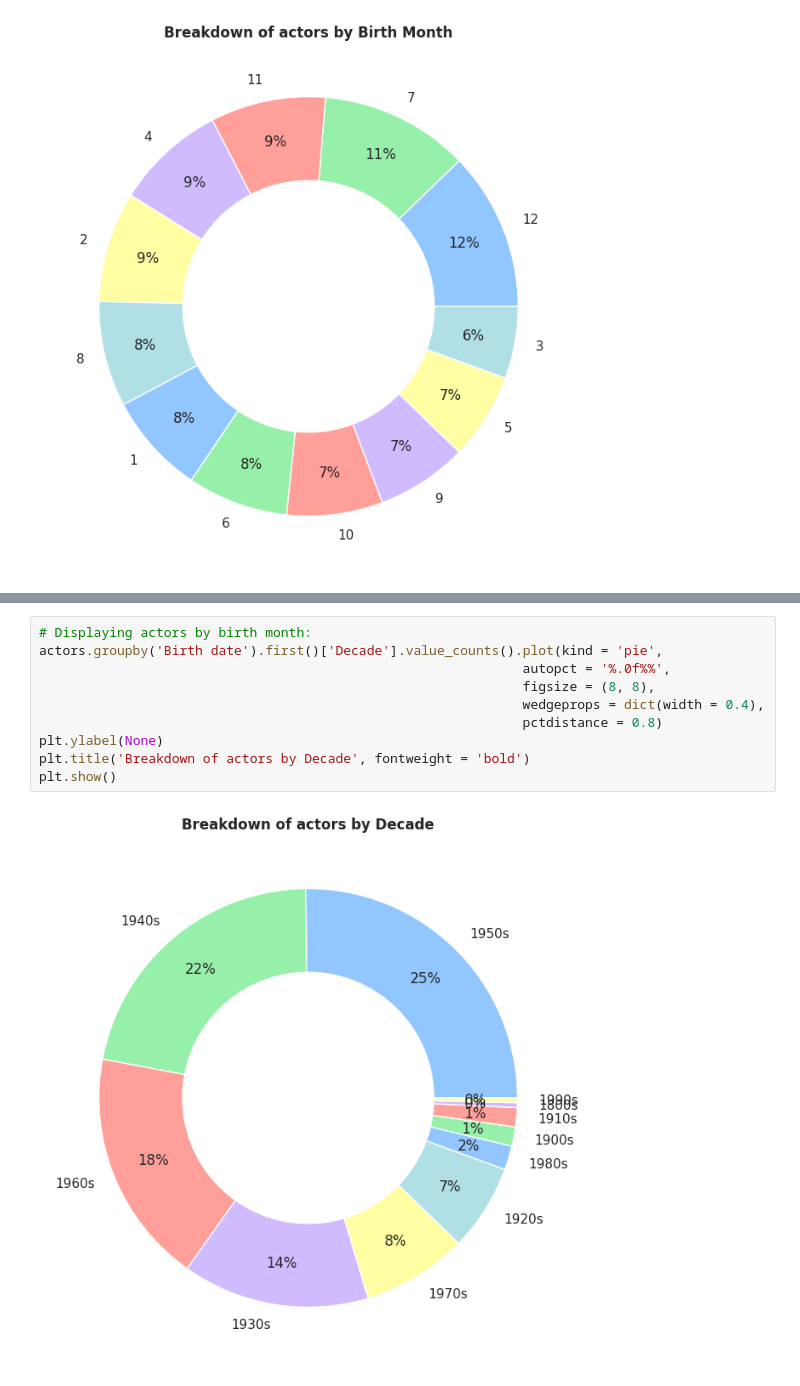
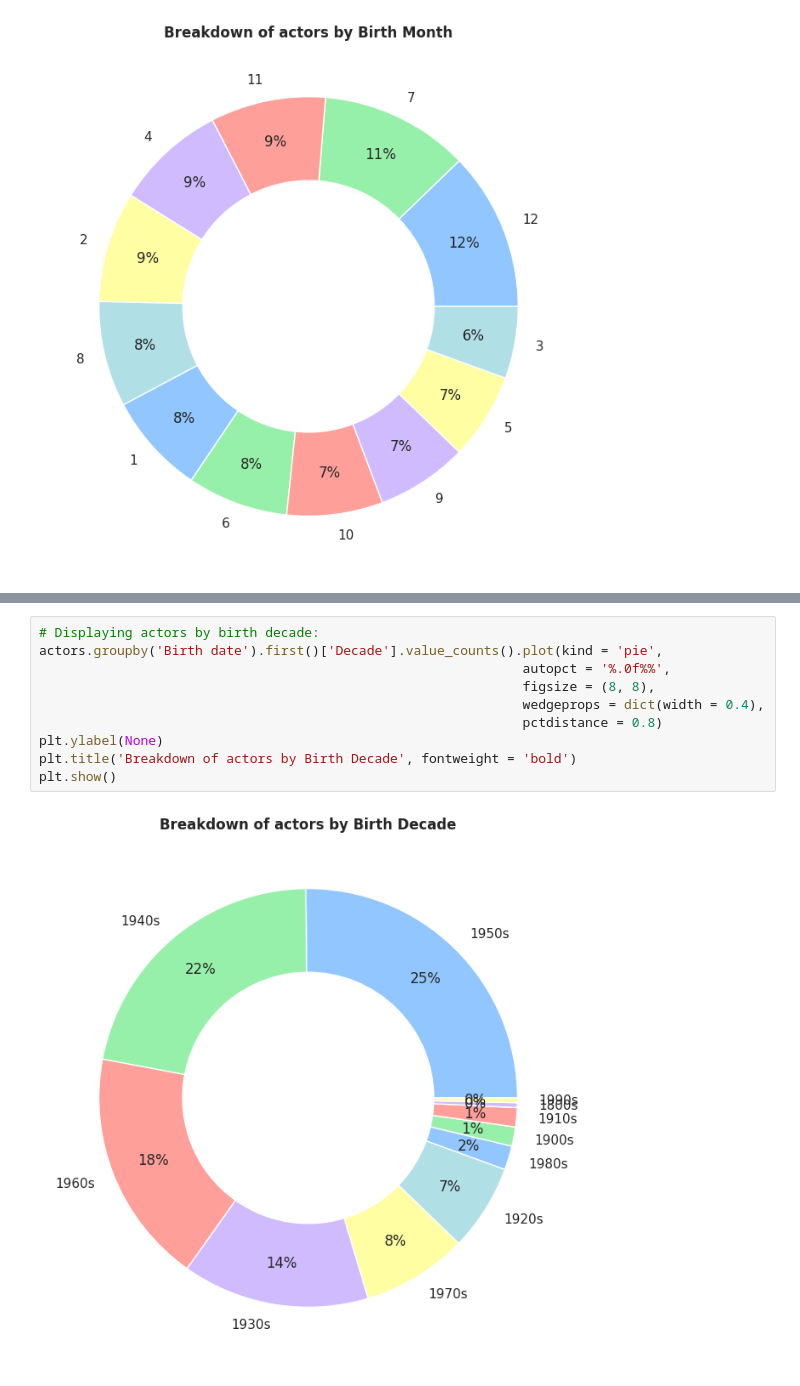
Before and after one commit to guilhermelaviola/FavoriteActorsAnalysis, a Jupyter notebook: FavoriteActorsAnalysis.ipynb, the cells around one changed output, grey strips where cells are left out. Saved outputs shown, nothing was run; the diff lists cells and outputs as text.

```diff
--- a/FavoriteActorsAnalysis.ipynb
+++ b/FavoriteActorsAnalysis.ipynb
@@ -109,14 +121,14 @@ actors.head()
 | 3 | Diane Keaton | 1946-01-05 | 1946 | 5 | 1 | 1946 | 1940s |
 | 4 | Clancy Brown | 1959-01-05 | 1959 | 5 | 1 | 1959 | 1950s |
 # %%
-# Displaying actors by birth month:
+# Displaying actors by birth decade:
 actors.groupby('Birth date').first()['Decade'].value_counts().plot(kind = 'pie',
                                                               autopct = '%.0f%%',
                                                               figsize = (8, 8),
                                                               wedgeprops = dict(width = 0.4),
                                                               pctdistance = 0.8)
 plt.ylabel(None)
-plt.title('Breakdown of actors by Decade', fontweight = 'bold')
+plt.title('Breakdown of actors by Birth Decade', fontweight = 'bold')
 plt.show()
 # %% [output]
-[figure, old version]
+[figure, new version]
```
Also changed, not shown: parts of 6 cells of this notebook.
